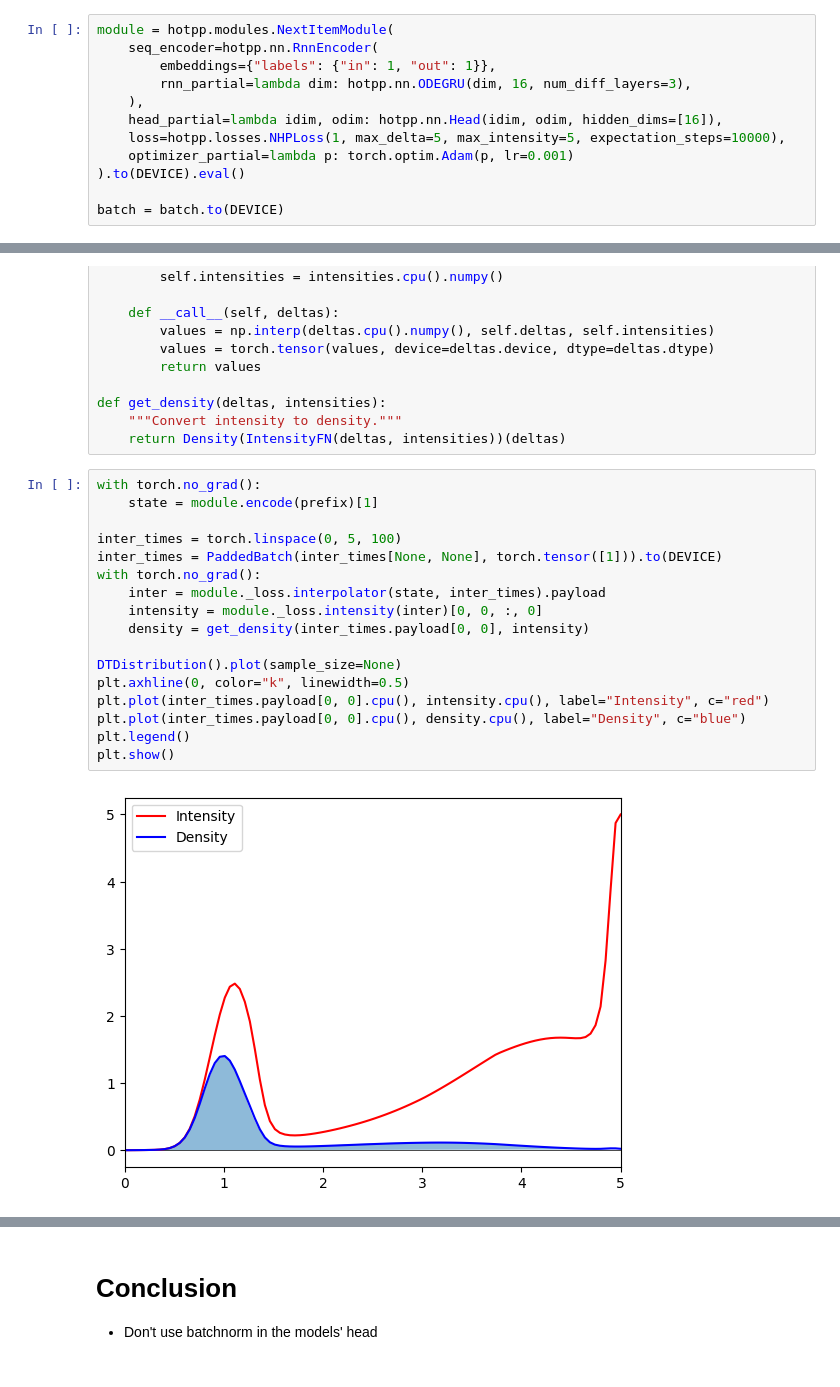
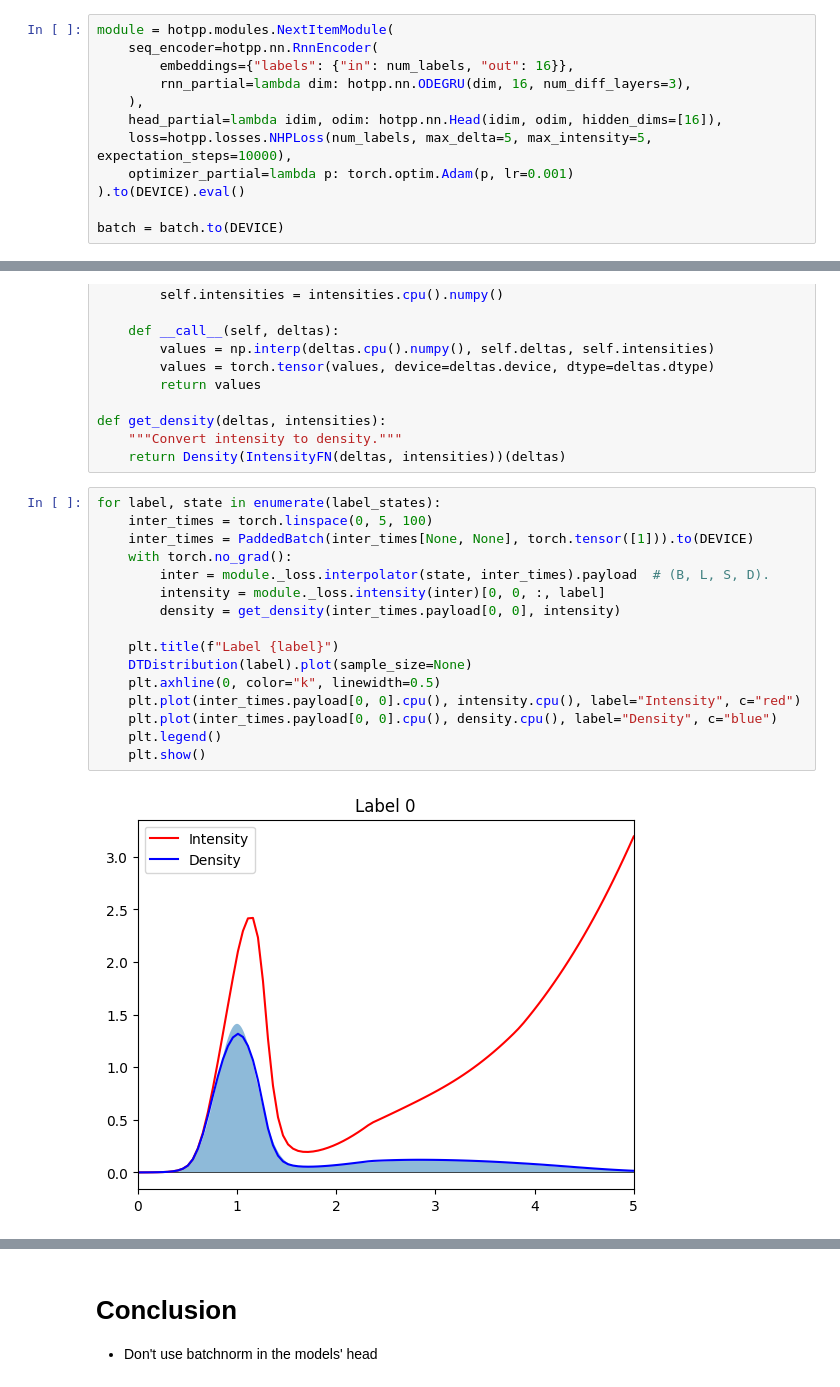
Before and after one commit to ivan-chai/hotpp-benchmark, a Jupyter notebook: notebooks/test-ode-nhp.ipynb, the cells around one changed output, grey strips where cells are left out. Drawn from its saved outputs; the diff is of its cells as text.

```diff
--- a/notebooks/test-ode-nhp.ipynb
+++ b/notebooks/test-ode-nhp.ipynb
@@ -88,11 +105,11 @@ torch.Size([10000, 2])
 # %%
 module = hotpp.modules.NextItemModule(
     seq_encoder=hotpp.nn.RnnEncoder(
-        embeddings={"labels": {"in": 1, "out": 1}},
+        embeddings={"labels": {"in": num_labels, "out": 16}},
         rnn_partial=lambda dim: hotpp.nn.ODEGRU(dim, 16, num_diff_layers=3),
     ),
     head_partial=lambda idim, odim: hotpp.nn.Head(idim, odim, hidden_dims=[16]),
-    loss=hotpp.losses.NHPLoss(1, max_delta=5, max_intensity=5, expectation_steps=10000),
+    loss=hotpp.losses.NHPLoss(num_labels, max_delta=5, max_intensity=5, expectation_steps=10000),
     optimizer_partial=lambda p: torch.optim.Adam(p, lr=0.001)
 ).to(DEVICE).eval()
 
@@ -165,21 +194,20 @@ def get_density(deltas, intensities):
     """Convert intensity to density."""
     return Density(IntensityFN(deltas, intensities))(deltas)
 # %%
-with torch.no_grad():
-    state = module.encode(prefix)[1]
+for label, state in enumerate(label_states):
+    inter_times = torch.linspace(0, 5, 100)
+    inter_times = PaddedBatch(inter_times[None, None], torch.tensor([1])).to(DEVICE)
+    with torch.no_grad():
+        inter = module._loss.interpolator(state, inter_times).payload  # (B, L, S, D).
+        intensity = module._loss.intensity(inter)[0, 0, :, label]
+        density = get_density(inter_times.payload[0, 0], intensity)
 
-inter_times = torch.linspace(0, 5, 100)
-inter_times = PaddedBatch(inter_times[None, None], torch.tensor([1])).to(DEVICE)
-with torch.no_grad():
-    inter = module._loss.interpolator(state, inter_times).payload
-    intensity = module._loss.intensity(inter)[0, 0, :, 0]
-    density = get_density(inter_times.payload[0, 0], intensity)
-
-DTDistribution().plot(sample_size=None)
-plt.axhline(0, color="k", linewidth=0.5)
-plt.plot(inter_times.payload[0, 0].cpu(), intensity.cpu(), label="Intensity", c="red")
-plt.plot(inter_times.payload[0, 0].cpu(), density.cpu(), label="Density", c="blue")
-plt.legend()
-plt.show()
+    plt.title(f"Label {label}")
+    DTDistribution(label).plot(sample_size=None)
+    plt.axhline(0, color="k", linewidth=0.5)
+    plt.plot(inter_times.payload[0, 0].cpu(), intensity.cpu(), label="Intensity", c="red")
+    plt.plot(inter_times.payload[0, 0].cpu(), density.cpu(), label="Density", c="blue")
+    plt.legend()
+    plt.show()
 # %% [output]
-[figure, old version]
+[figure, new version]
```
Also changed, not shown: parts of 5 cells of this notebook.
